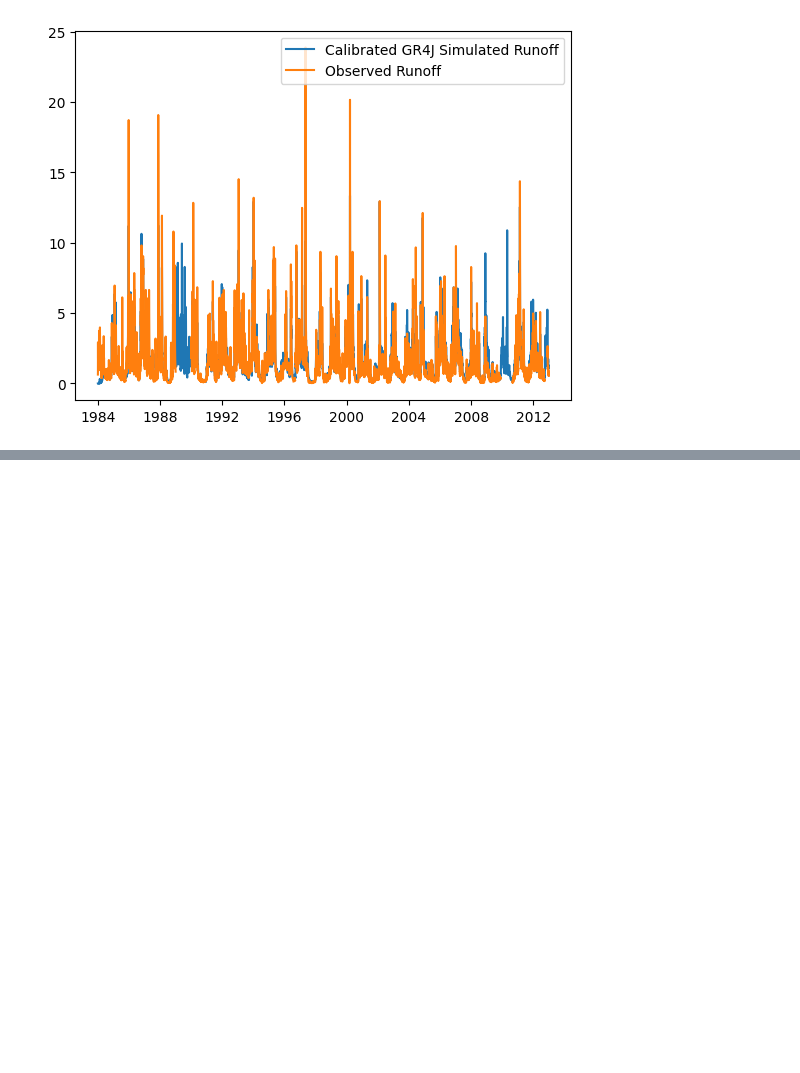
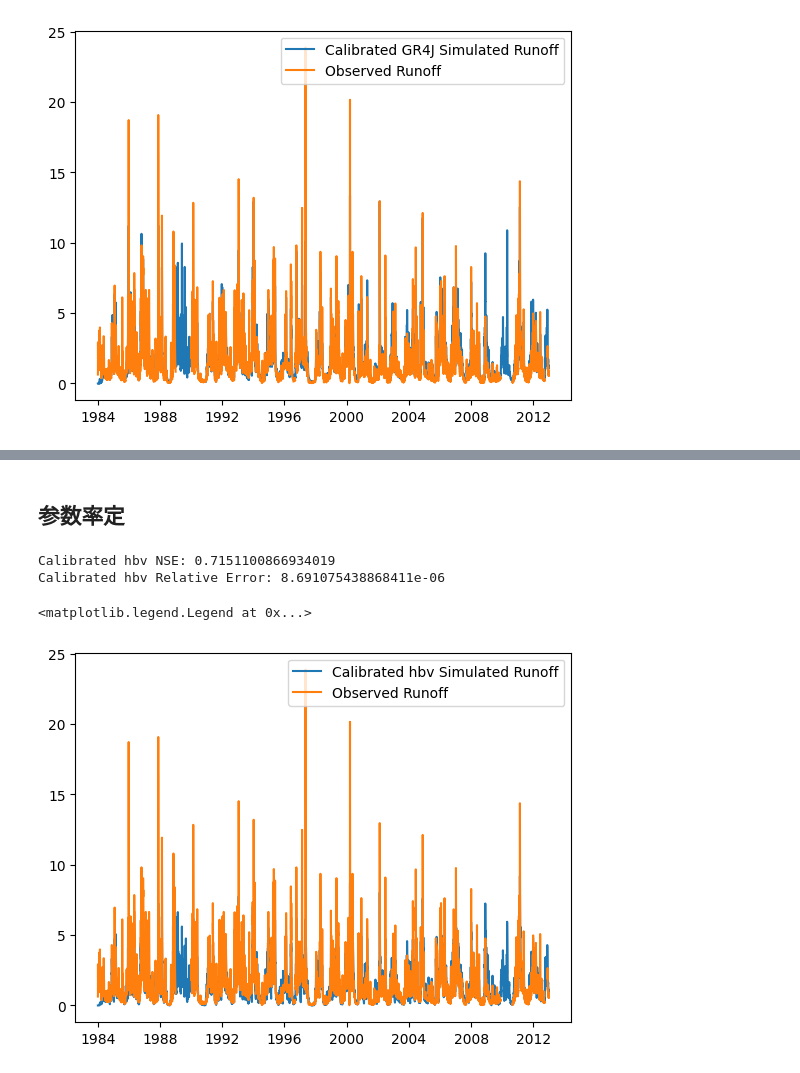
Before and after one commit to ZhongruiNing/XinAnJiang, a Jupyter notebook: codes/xinanjiang.ipynb, the cells around one changed output, grey strips where cells are left out. Drawn from its saved outputs; the diff is of its cells as text; code cells hidden in the pictures; blank space fills up the shorter version.

```diff
--- a/codes/xinanjiang.ipynb
+++ b/codes/xinanjiang.ipynb
@@ -653,0 +784,18 @@ Calibrated GR4J Relative Error: 8.76572220374738e-10
+# %% [markdown]
+## 参数率定
+# %%
+n_params_hbv = len(default_params_hbv)
+fn_hm = hbv_model
+bestx_hbv, calibration_result_hbv = sceua(bounds_hbv, max_iter, n_complex, n_params_hbv, x_cali_hbv, y_cali, fn_hm, cost_function)
+result_calibrated_hbv = hbv_model(x_cali_hbv, bestx_hbv)
+result_calibrated_series_hbv = pd.Series(result_calibrated_hbv, index=all_data.index)
+plt.plot(result_calibrated_series_hbv, label="Calibrated hbv Simulated Runoff")
+plt.plot(all_data['Qmm'], label="Observed Runoff")
+print("Calibrated hbv NSE:", nash_sutcliffe_efficiency(all_data['Qmm'].values, result_calibrated_hbv))
+print("Calibrated hbv Relative Error:", relative_error(all_data['Qmm'].values, result_calibrated_hbv))
+plt.legend()
+# %% [output]
+Calibrated hbv NSE: 0.7151100866934019
+Calibrated hbv Relative Error: 8.691075438868411e-06
+<matplotlib.legend.Legend at 0x...>
+[figure, added]
```
Also changed, not shown: parts of 8 cells of this notebook.
